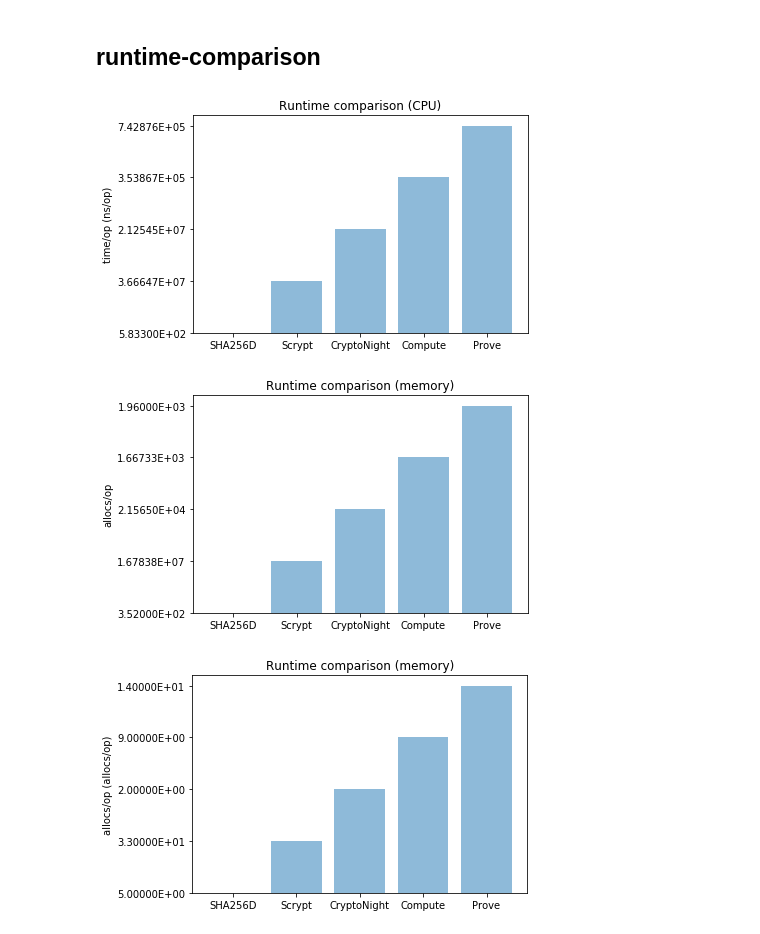
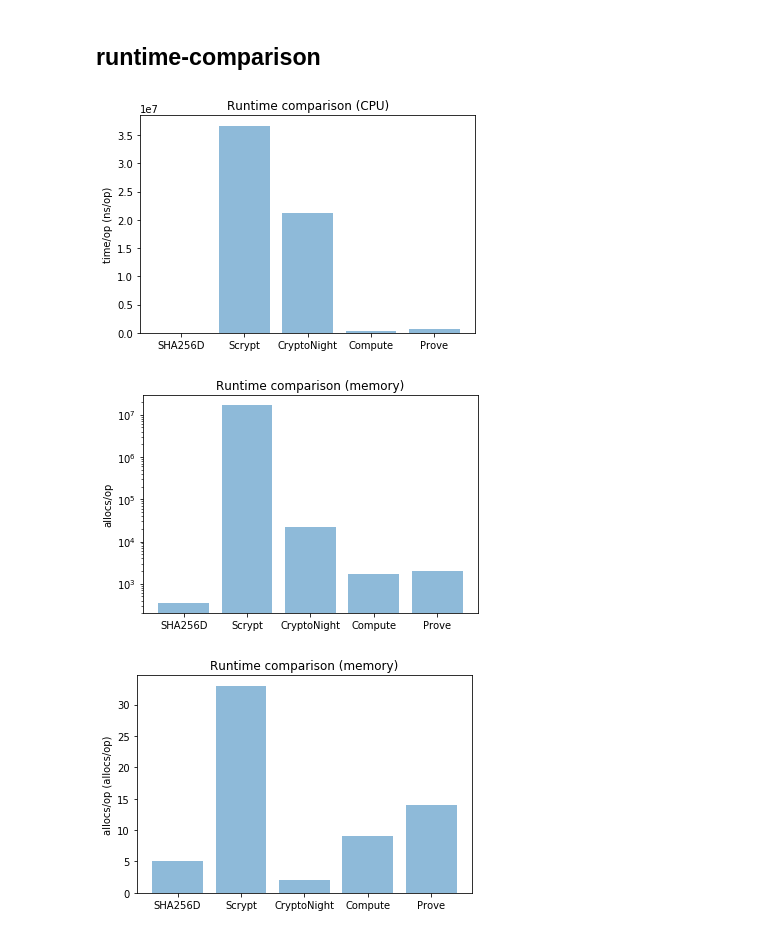
Before and after one commit to DEX-ware/vrf-mining, a Jupyter notebook: src/eval/Untitled.ipynb, the cells around one changed output. Saved outputs shown, nothing was run; the diff lists cells and outputs as text; code cells hidden in the pictures.

```diff
--- a/src/eval/Untitled.ipynb
+++ b/src/eval/Untitled.ipynb
@@ -71,22 +72,22 @@ with open(dir_path+"/runtime-comparison/stat.csv") as comparison_file:
 # %%
 algos = []
 performances = []
 for i in range(len(lines)):
     if lines[i].startswith("name,time/op"):
         for j in range(1, 6):
             data = lines[i+j].split(",")
             algos.append(data[0][:-3])
-            performances.append(data[1])
+            performances.append(float(data[1]))
 
-y_pos = np.arange(len(algos))
-plt.bar(y_pos, performances, align='center', alpha=0.5)
-plt.xticks(y_pos, algos)
+index = np.arange(len(algos))
+plt.bar(index, performances, align='center', alpha=0.5)
+plt.xticks(index, algos)
 plt.ylabel('time/op (ns/op)')
 plt.title('Runtime comparison (CPU)')
 
 plt.show()
 # %% [output]
-[figure, old version]
+[figure, new version]
 # %%
 algos = []
 performances = []
@@ -95,17 +96,18 @@ for i in range(len(lines)):
         for j in range(1, 6):
             data = lines[i+j].split(",")
             algos.append(data[0][:-3])
-            performances.append(data[1])
+            performances.append(float(data[1]))
 
-y_pos = np.arange(len(algos))
-plt.bar(y_pos, performances, align='center', alpha=0.5)
-plt.xticks(y_pos, algos)
+index = np.arange(len(algos))
+plt.bar(index, performances, align='center', alpha=0.5)
+plt.xticks(index, algos)
+plt.yscale("log")
 plt.ylabel('allocs/op')
 plt.title('Runtime comparison (memory)')
 
 plt.show()
 # %% [output]
-[figure, old version]
+[figure, new version]
 # %%
 algos = []
 performances = []
@@ -114,14 +116,14 @@ for i in range(len(lines)):
         for j in range(1, 6):
             data = lines[i+j].split(",")
             algos.append(data[0][:-3])
-            performances.append(data[1])
+            performances.append(float(data[1]))
 
-y_pos = np.arange(len(algos))
-plt.bar(y_pos, performances, align='center', alpha=0.5)
-plt.xticks(y_pos, algos)
+index = np.arange(len(algos))
+plt.bar(index, performances, align='center', alpha=0.5)
+plt.xticks(index, algos)
 plt.ylabel('allocs/op (allocs/op)')
 plt.title('Runtime comparison (memory)')
 
 plt.show()
 # %% [output]
-[figure, old version]
+[figure, new version]
```
Also changed, not shown: parts of 1 cell of this notebook.
